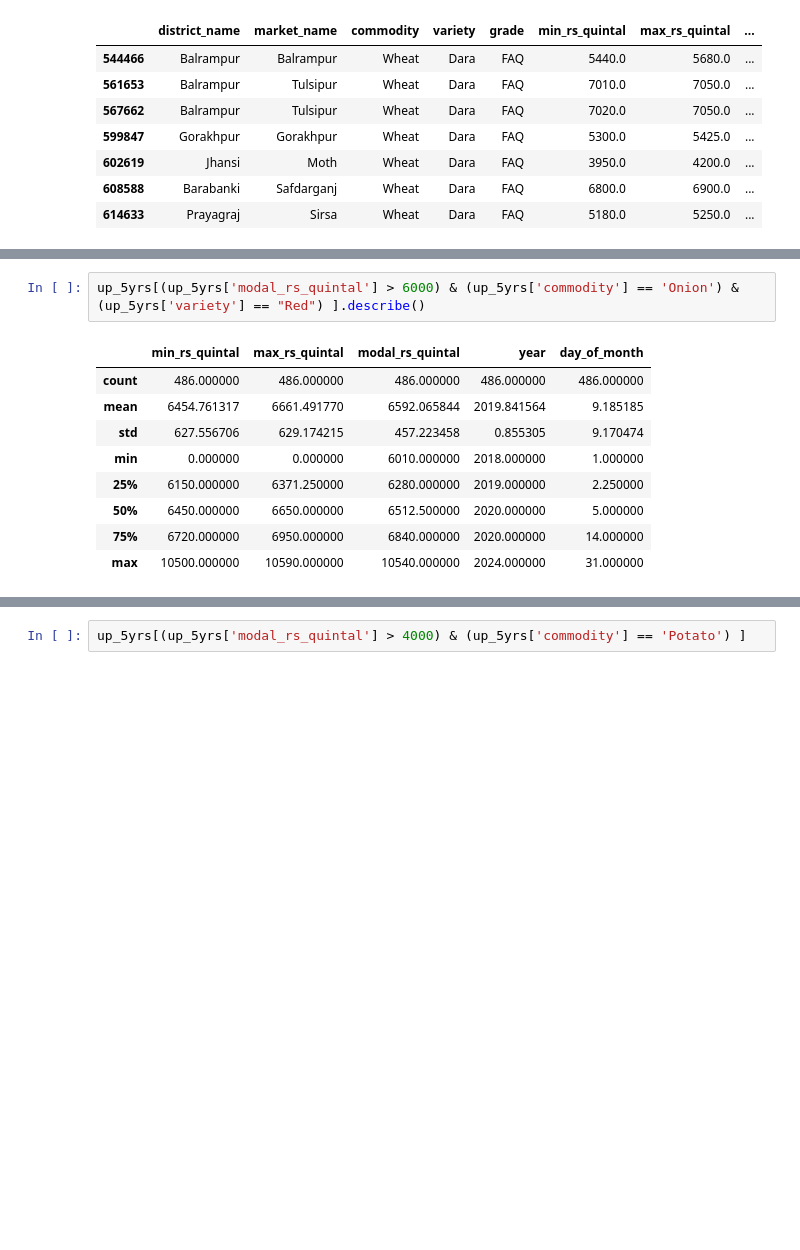
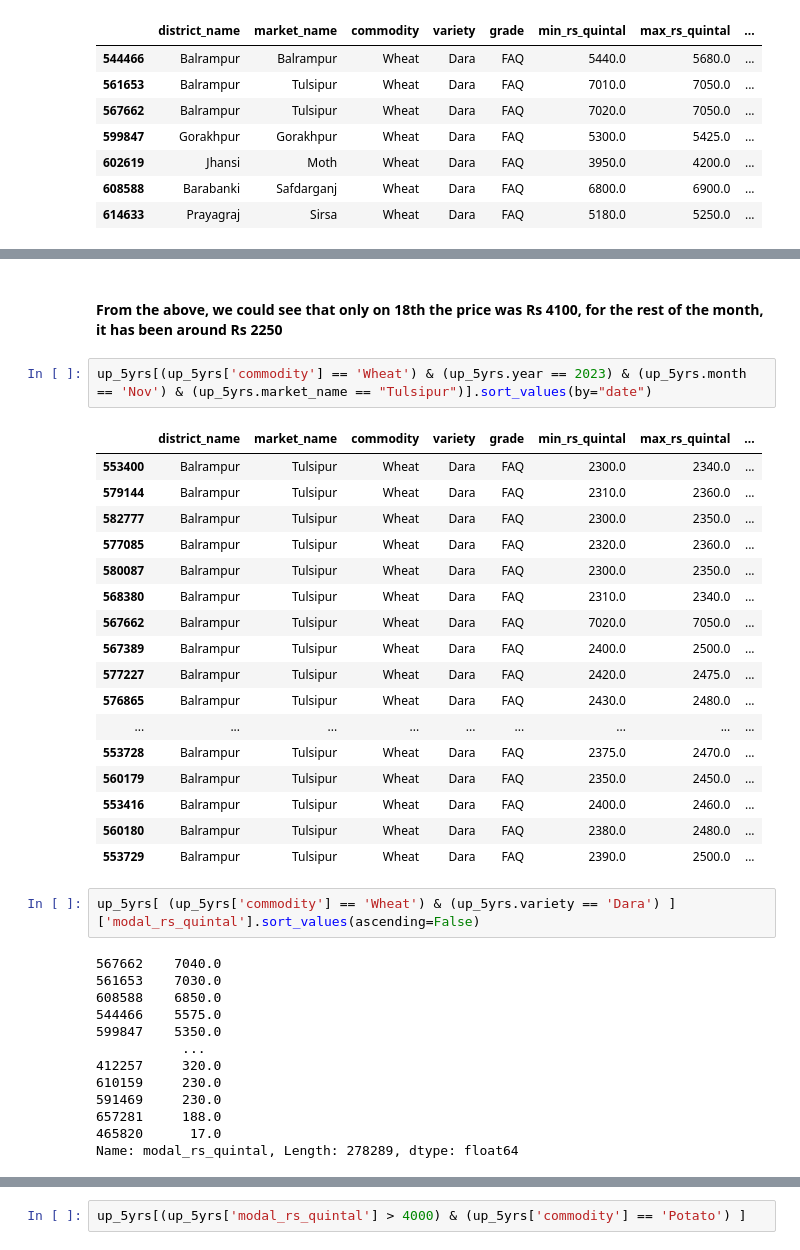
Before and after one commit to mashriram/sih_2024, a Jupyter notebook: src/02_pre_processing.ipynb, the cells around one changed output, grey strips where cells are left out. Drawn from its saved outputs; the diff is of its cells as text; blank space fills up the shorter version.

```diff
--- a/src/02_pre_processing.ipynb
+++ b/src/02_pre_processing.ipynb
@@ -155,12 +277,37 @@ up_5yrs[(up_5yrs['modal_rs_quintal'] > 4000) & (up_5yrs['commodity'] == 'Wheat')
+# %% [markdown]
+#### From the above, we could see that only on 18th the price was Rs 4100, for the rest of the month, it has been around Rs 2250
+# %%
+up_5yrs[(up_5yrs['commodity'] == 'Wheat') & (up_5yrs.year == 2023) & (up_5yrs.month == 'Nov') & (up_5yrs.market_name == "Tulsipur")].sort_values(by="date")
+# %% [output]
+|  | district_name | market_name | commodity | variety | grade | min_rs_quintal | max_rs_quintal | ... |
+| 553400 | Balrampur | Tulsipur | Wheat | Dara | FAQ | 2300.0 | 2340.0 | ... |
+| 579144 | Balrampur | Tulsipur | Wheat | Dara | FAQ | 2310.0 | 2360.0 | ... |
+| 582777 | Balrampur | Tulsipur | Wheat | Dara | FAQ | 2300.0 | 2350.0 | ... |
+| 577085 | Balrampur | Tulsipur | Wheat | Dara | FAQ | 2320.0 | 2360.0 | ... |
+| 580087 | Balrampur | Tulsipur | Wheat | Dara | FAQ | 2300.0 | 2350.0 | ... |
+| 568380 | Balrampur | Tulsipur | Wheat | Dara | FAQ | 2310.0 | 2340.0 | ... |
+| 567662 | Balrampur | Tulsipur | Wheat | Dara | FAQ | 7020.0 | 7050.0 | ... |
+| 567389 | Balrampur | Tulsipur | Wheat | Dara | FAQ | 2400.0 | 2500.0 | ... |
+| 577227 | Balrampur | Tulsipur | Wheat | Dara | FAQ | 2420.0 | 2475.0 | ... |
+| 576865 | Balrampur | Tulsipur | Wheat | Dara | FAQ | 2430.0 | 2480.0 | ... |
+| ... | ... | ... | ... | ... | ... | ... | ... | ... |
+| 553728 | Balrampur | Tulsipur | Wheat | Dara | FAQ | 2375.0 | 2470.0 | ... |
+| 560179 | Balrampur | Tulsipur | Wheat | Dara | FAQ | 2350.0 | 2450.0 | ... |
+| 553416 | Balrampur | Tulsipur | Wheat | Dara | FAQ | 2400.0 | 2460.0 | ... |
+| 560180 | Balrampur | Tulsipur | Wheat | Dara | FAQ | 2380.0 | 2480.0 | ... |
+| 553729 | Balrampur | Tulsipur | Wheat | Dara | FAQ | 2390.0 | 2500.0 | ... |
 # %%
-up_5yrs[(up_5yrs['modal_rs_quintal'] > 6000) & (up_5yrs['commodity'] == 'Onion') & (up_5yrs['variety'] == "Red") ].describe()
+up_5yrs[ (up_5yrs['commodity'] == 'Wheat') & (up_5yrs.variety == 'Dara') ]['modal_rs_quintal'].sort_values(ascending=False)
 # %% [output]
-|  | min_rs_quintal | max_rs_quintal | modal_rs_quintal | year | day_of_month |
-| count | 486.000000 | 486.000000 | 486.000000 | 486.000000 | 486.000000 |
-| mean | 6454.761317 | 6661.491770 | 6592.065844 | 2019.841564 | 9.185185 |
-| std | 627.556706 | 629.174215 | 457.223458 | 0.855305 | 9.170474 |
-| min | 0.000000 | 0.000000 | 6010.000000 | 2018.000000 | 1.000000 |
-| 25% | 6150.000000 | 6371.250000 | 6280.000000 | 2019.000000 | 2.250000 |
-| 50% | 6450.000000 | 6650.000000 | 6512.500000 | 2020.000000 | 5.000000 |
-| 75% | 6720.000000 | 6950.000000 | 6840.000000 | 2020.000000 | 14.000000 |
-| max | 10500.000000 | 10590.000000 | 10540.000000 | 2024.000000 | 31.000000 |
+567662    7040.0
+561653    7030.0
+608588    6850.0
+544466    5575.0
+599847    5350.0
+           ...
+412257     320.0
+610159     230.0
+591469     230.0
+657281     188.0
+465820      17.0
+Name: modal_rs_quintal, Length: 278289, dtype: float64
```
Also changed, not shown: parts of 26 cells of this notebook.
